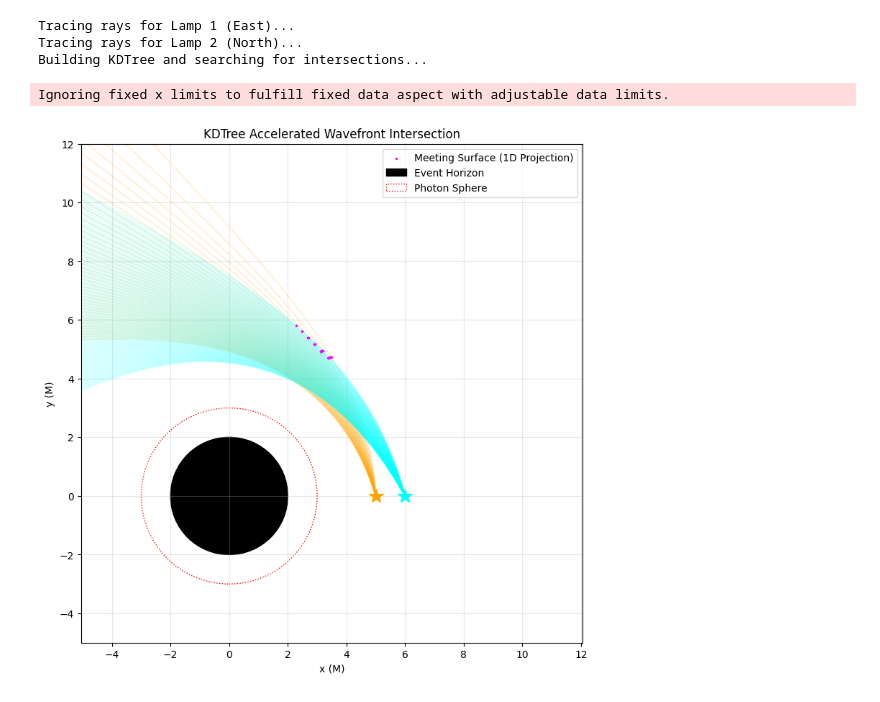
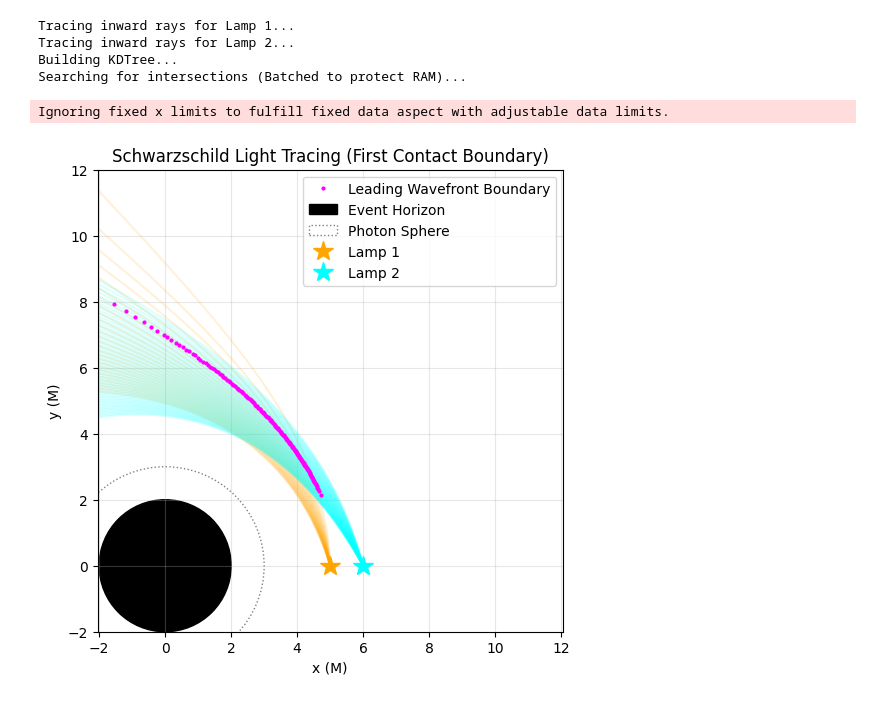
Before and after one commit to borgesgfj/geodesic_intersection_scipy, a Jupyter notebook: geodesic_intersection_v1.ipynb, the cells around one changed output. Saved outputs shown, nothing was run; the diff lists cells and outputs as text; code cells hidden in the pictures.

Commit message:
first kdtree attempt

```diff
--- a/geodesic_intersection_v1.ipynb
+++ b/geodesic_intersection_v1.ipynb
@@ -23,8 +23,9 @@ class SchwarzschildSpacetime:
 
         return [dt_dl, dr_dl, dphi_dl, dpr_dl]
 
-    def trace_ray(self, source, b, direction='inward', lmbda_max=50, points=10000):
+    def trace_ray(self, source, b, direction='inward', lmbda_max=50, points=1000):
         try:
+            # Passing 'direction' down to the light source
             y0 = source.get_initial_conditions(self.M, b, direction)
         except ValueError:
             return None # Skip physically impossible impact parameters
@@ -58,6 +59,12 @@ class LightSource:
         V_eff = (1.0 - 2.0 * M / self.r0) * (b**2 / self.r0**2)
         if V_eff > 1.0:
             raise ValueError(f"Impact parameter b={b} too large.")
+
         pr0 = np.sqrt(1.0 - V_eff)
-        return [0.0, self.r0, self.phi0, -pr0 if direction == 'inward' else pr0]
+
+        # Flip the momentum sign if shooting inward
+        if direction == 'inward':
+            pr0 = -pr0
+
+        return [0.0, self.r0, self.phi0, pr0]
 # %%
@@ -133,59 +161,68 @@ def find_intersections_kdtree(data1, data2, eps_t=0.1, eps_s=0.25):
 
     return np.array(intersections)
 # %%
-#  Simulation Execution and Plotting
+# Simulation Execution and Plotting
 M = 1.0
 spacetime = SchwarzschildSpacetime(M)
 
-# 1. Define the parameters
-source1 = LightSource(r0=5.0 * M, phi0=0.0, label="Lamp 1 (East)")
-source2 = LightSource(r0=6.0 * M, phi0=0.0, label="Lamp 2 (North)")
+# 1. Define the parameters (Lamps at 5M and 6M at 0 degrees)
+lamp1 = LightSource(r0=5.0 * M, phi0=0.0, label="Lamp 1")
+lamp2 = LightSource(r0=6.0 * M, phi0=0.0, label="Lamp 2")
 
+# Sweeping from 6 to 7 with 1500 rays
 b_values = np.linspace(6, 7, 1500) * M
 
 # 2. Run the math
-data1 = collect_wavefront_data(spacetime, source1, b_values, stride=10)
-data2 = collect_wavefront_data(spacetime, source2, b_values, stride=10)
+data1 = collect_wavefront_data(spacetime, lamp1, b_values, stride=1)
+data2 = collect_wavefront_data(spacetime, lamp2, b_values, stride=1)
+
+# tolerances exactly as specified
 intersections = find_intersections_kdtree(data1, data2, eps_t=0.1, eps_s=0.25)
 
 # 3. Render the output
-plt.figure(figsize=(9, 9))
+plt.figure(figsize=(6, 6))
 
-# Plot background rays for visual context
-for data, color in [(data1, 'orange'), (data2, 'cyan')]:
-    for ray_id in np.unique(data[:, 3])[::15]:
-        mask = data[:, 3] == ray_id
-        plt.plot(data[mask, 1], data[mask, 2], color=color, alpha=0.15)
+# Plot background rays efficiently (Plotting only every 25th ray so Matplotlib doesn't crash)
+for ray_id in np.unique(data1[:, 3])[::25]:
+    mask = data1[:, 3] == ray_id
+    plt.plot(data1[mask, 1], data1[mask, 2], color='orange', alpha=0.15)
 
-# Plot the precise intersection curve
+for ray_id in np.unique(data2[:, 3])[::25]:
+    mask = data2[:, 3] == ray_id
+    plt.plot(data2[mask, 1], data2[mask, 2], color='cyan', alpha=0.15)
+
+# Plot the precise intersection curve using your preferred style
 if len(intersections) > 0:
-    plt.scatter(
+    plt.plot(
         intersections[:, 0], intersections[:, 1],
-        color='magenta', s=2, zorder=5, label='Meeting Surface (1D Projection)'
+        'o', color='magenta', markersize=2, zorder=5, label='Leading Wavefront Boundary'
     )
+else:
+    print("No intersections found.")
 
 # Draw environment
 horizon = plt.Circle((0,0), 2*M, color='black', label='Event Horizon')
-photon_sphere = plt.Circle((0,0), 3*M, color='red', fill=False, linestyle=':', label='Photon Sphere')
+photon_sphere = plt.Circle((0,0), 3*M, color='gray', fill=False, linestyle=':', label='Photon Sphere')
 plt.gca().add_patch(horizon)
 plt.gca().add_patch(photon_sphere)
 
 # Plot Lamps
-plt.plot(source1.r0 * np.cos(source1.phi0), source1.r0 * np.sin(source1.phi0), '*', color='orange', markersize=15)
-plt.plot(source2.r0 * np.cos(source2.phi0), source2.r0 * np.sin(source2.phi0), '*', color='cyan', markersize=15)
+plt.plot(lamp1.r0 * np.cos(lamp1.phi0), lamp1.r0 * np.sin(lamp1.phi0), '*', color='orange', markersize=15, label='Lamp 1')
+plt.plot(lamp2.r0 * np.cos(lamp2.phi0), lamp2.r0 * np.sin(lamp2.phi0), '*', color='cyan', markersize=15, label='Lamp 2')
 
 plt.xlabel('x (M)')
 plt.ylabel('y (M)')
-plt.title('KDTree Accelerated Wavefront Intersection')
+plt.title('Schwarzschild Light Tracing (First Contact Boundary)')
 plt.legend(loc='upper right')
 plt.axis('equal')
-plt.xlim(-5, 12)
-plt.ylim(-5, 12)
+plt.xlim(-2, 12)
+plt.ylim(-2, 12)
 plt.grid(True, alpha=0.3)
 plt.show()
 # %% [output]
-Tracing rays for Lamp 1 (East)...
-Tracing rays for Lamp 2 (North)...
-Building KDTree and searching for intersections...
+Tracing inward rays for Lamp 1...
+Tracing inward rays for Lamp 2...
+Building KDTree...
+Searching for intersections (Batched to protect RAM)...
 Ignoring fixed x limits to fulfill fixed data aspect with adjustable data limits.
-[figure, old version]
+[figure, new version]
```
Also changed, not shown: parts of 1 cell of this notebook, 1 other file.
